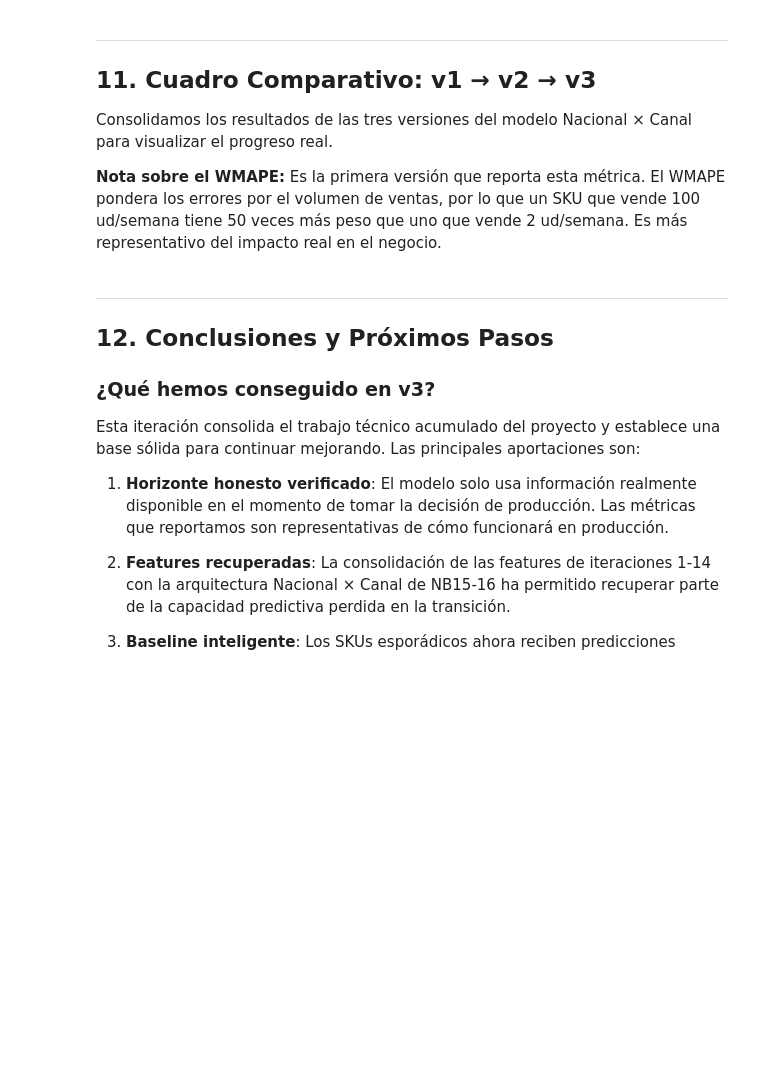
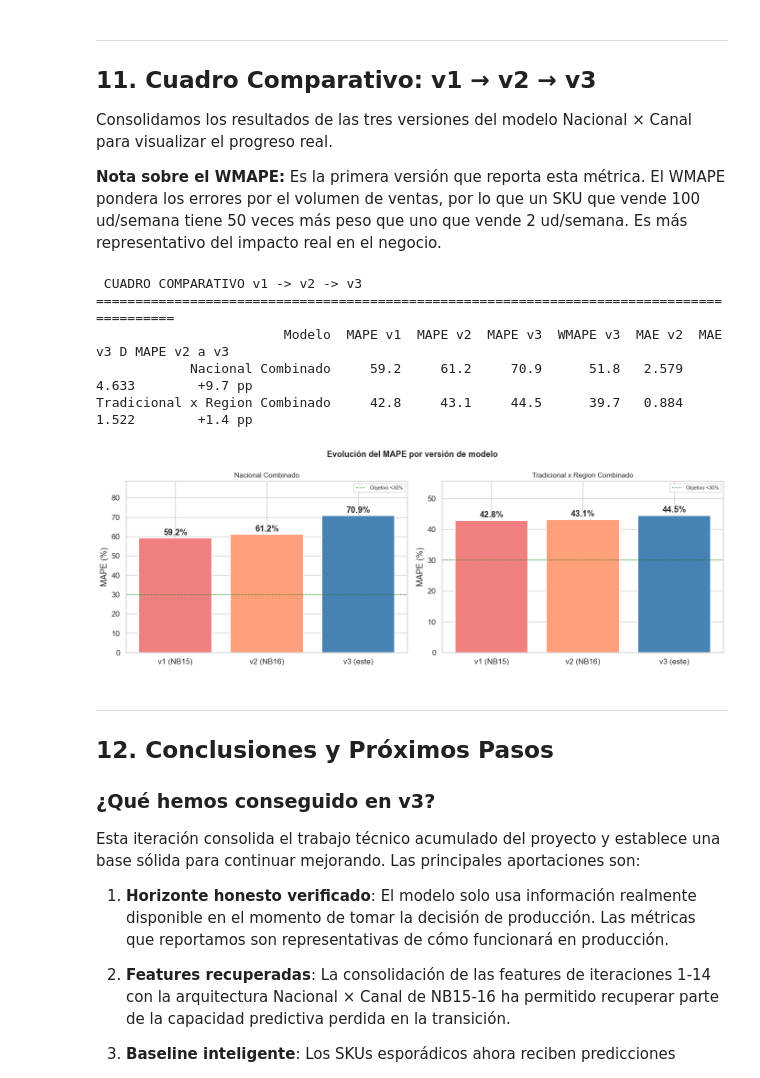
Before and after one commit to gogarci86/Proyecto-CRUZBER-MDA, a Jupyter notebook: Notebooks/17_Modelado_v3_Features_Consolidadas.ipynb, the cells around one changed output. Saved outputs shown, nothing was run; the diff lists cells and outputs as text; code cells hidden in the pictures; blank space fills up the shorter version.

```diff
--- a/Notebooks/17_Modelado_v3_Features_Consolidadas.ipynb
+++ b/Notebooks/17_Modelado_v3_Features_Consolidadas.ipynb
@@ -1308,45 +1390,61 @@ tabla = pd.DataFrame([
      'WMAPE v3':v3_nac.get('WMAPE_%')},
     {'Modelo': 'Tradicional x Region Combinado',
      'MAPE v1': V1_RESULTADOS['TRAD_COMB']['MAPE'],
      'MAE v1':  V1_RESULTADOS['TRAD_COMB']['MAE'],
      'MAPE v2': V2_RESULTADOS['TRAD_COMB']['MAPE'],
      'MAE v2':  V2_RESULTADOS['TRAD_COMB']['MAE'],
      'MAPE v3': v3_trad.get('MAPE_%'),
      'MAE v3':  v3_trad.get('MAE'),
      'WMAPE v3':v3_trad.get('WMAPE_%')},
 ])
 
 tabla['D MAPE v2 a v3'] = tabla.apply(lambda r: delta_pp(r['MAPE v2'], r['MAPE v3']), axis=1)
 tabla['D MAPE v1 a v3'] = tabla.apply(lambda r: delta_pp(r['MAPE v1'], r['MAPE v3']), axis=1)
 
 print('\n CUADRO COMPARATIVO v1 -> v2 -> v3')
 print('=' * 90)
 print(tabla[['Modelo', 'MAPE v1', 'MAPE v2', 'MAPE v3', 'WMAPE v3',
              'MAE v2', 'MAE v3', 'D MAPE v2 a v3']].to_string(index=False))
 
 # Visualización
+# Visualización CORREGIDA
 fig, axes = plt.subplots(1, 2, figsize=(14, 5))
-for i, (ax, row) in enumerate(zip(axes, tabla.itertuples())):
-    versiones  = ['v1 (NB15)', 'v2 (NB16)', 'v3 (este)']
-    mapes_raw  = [getattr(row, 'MAPE_v1'), getattr(row, 'MAPE_v2'), getattr(row, 'MAPE_v3')]
-    mapes_plot = [float(m) if not _es_nulo(m) else 0 for m in mapes_raw]
+
+# CAMBIO 1: Usar iterrows() en lugar de itertuples()
+for i, (ax, (index, row)) in enumerate(zip(axes, tabla.iterrows())):
+    versiones = ['v1 (NB15)', 'v2 (NB16)', 'v3 (este)']
+
+    # CAMBIO 2: Acceder a los datos con corchetes respetando los nombres exactos de tus columnas
+    mapes = [row['MAPE v1'], row['MAPE v2'], row['MAPE v3']]
+
+    # El resto del código se mantiene igual
+    mapes_clean = [m if pd.notnull(m) else 0 for m in mapes]
     colors = ['lightcoral', 'lightsalmon', 'steelblue']
-    bars = ax.bar(versiones, mapes_plot, color=colors, edgecolor='white', linewidth=1.5)
-    for bar, val in zip(bars, mapes_raw):
-        if not _es_nulo(val):
+
+    bars = ax.bar(versiones, mapes_clean, color=colors, edgecolor='white', linewidth=1.5)
+
+    for bar, val in zip(bars, mapes):
+        if pd.notnull(val): # Es más seguro usar pd.notnull en lugar de 'is not None' para datos de Pandas
             ax.text(bar.get_x() + bar.get_width()/2, bar.get_height() + 0.5,
-                    f'{float(val):.1f}%', ha='center', va='bottom', fontweight='bold')
-    ax.set_title(str(row.Modelo), fontsize=11)
+                    f'{val:.1f}%', ha='center', va='bottom', fontweight='bold')
+
+    ax.set_title(f"{row['Modelo']}", fontsize=11) # Cambiado a row['Modelo']
     ax.set_ylabel('MAPE (%)')
-    max_val = max([m for m in mapes_plot if m > 0], default=100)
-    ax.set_ylim(0, max_val * 1.25)
+    ax.set_ylim(0, max([m for m in mapes_clean if m]) * 1.25)
     ax.axhline(30, color='green', linestyle='--', lw=1, alpha=0.7, label='Objetivo <30%')
     ax.legend(fontsize=8)
 
-plt.suptitle('Evolucion del MAPE por version de modelo', fontsize=13, fontweight='bold')
+plt.suptitle('Evolución del MAPE por versión de modelo', fontsize=13, fontweight='bold')
 plt.tight_layout()
 plt.savefig('comparativa_versiones_v3.png', dpi=120, bbox_inches='tight')
 plt.show()
+# %% [output]
+ CUADRO COMPARATIVO v1 -> v2 -> v3
+==========================================================================================
+                        Modelo  MAPE v1  MAPE v2  MAPE v3  WMAPE v3  MAE v2  MAE v3 D MAPE v2 a v3
+            Nacional Combinado     59.2     61.2     70.9      51.8   2.579   4.633        +9.7 pp
+Tradicional x Region Combinado     42.8     43.1     44.5      39.7   0.884   1.522        +1.4 pp
+[figure, added]
 # %% [markdown]
 ---
 ## 12. Conclusiones y Próximos Pasos
```
Also changed, not shown: parts of 10 cells of this notebook, 13 other files.
